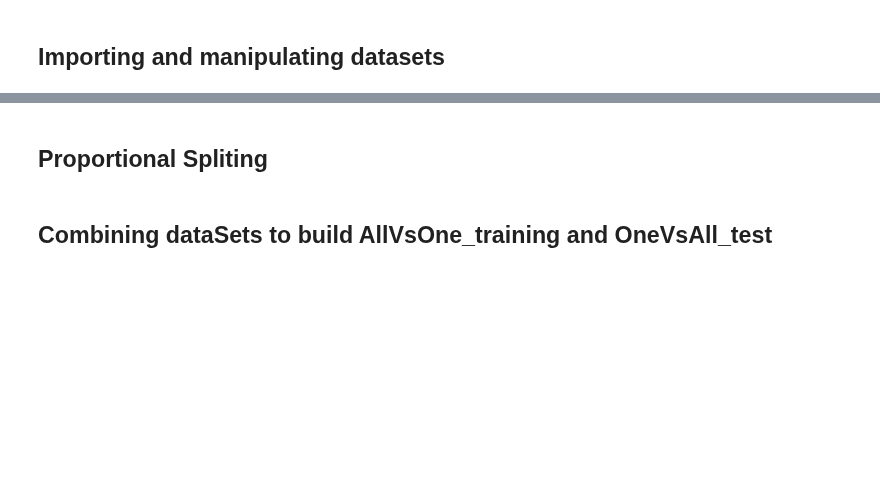
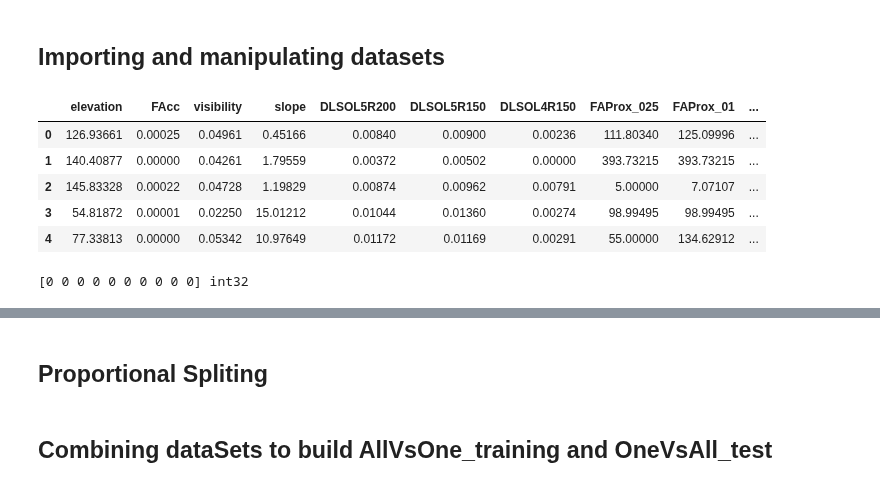
Before and after one commit to Abdielfer/FloodProbabRNCanAbd, a Jupyter notebook: main.ipynb, the cells around one changed output, grey strips where cells are left out. Drawn from its saved outputs; the diff is of its cells as text; code cells hidden in the pictures; blank space fills up the shorter version.

Commit message:
All training done for MLPBinary

```diff
--- a/main.ipynb
+++ b/main.ipynb
@@ -126,7 +127,22 @@ prediction.to_csv(('outputs/'+ 'MLP_basin1Light_firstResult_HL280.csv'),index=No
 sklearn.metrics.get_scorer_names()
 # %%
 ### Import DataSet
-readSetPath = 'datasets/dataset4MLP/'
-importName = 'MLP_basin2_CleanDataSet_VsAll_Test.csv'
+readSetPath = 'datasets/datasets4MLP/'
+importName = 'MLP_basin5_Test.csv'
 saveDatasetPath = 'datasets/datasets4MLP_Binary/'
 basinDataSet = pd.read_csv((readSetPath+importName), index_col = None)
+
+basinDataSet = ms.makeBinary(basinDataSet,'percentage',0,1)
+
+exportName = 'MLPBinary_basin5_Test.csv'
+basinDataSet.to_csv((saveDatasetPath+exportName), index=None)
+
+basinDataSet.describe()
+basinDataSet.head()
+# %% [output]
+|  | elevation | FAcc | visibility | slope | DLSOL5R200 | DLSOL5R150 | DLSOL4R150 | FAProx_025 | FAProx_01 | ... |
+| 0 | 126.93661 | 0.00025 | 0.04961 | 0.45166 | 0.00840 | 0.00900 | 0.00236 | 111.80340 | 125.09996 | ... |
+| 1 | 140.40877 | 0.00000 | 0.04261 | 1.79559 | 0.00372 | 0.00502 | 0.00000 | 393.73215 | 393.73215 | ... |
+| 2 | 145.83328 | 0.00022 | 0.04728 | 1.19829 | 0.00874 | 0.00962 | 0.00791 | 5.00000 | 7.07107 | ... |
+| 3 | 54.81872 | 0.00001 | 0.02250 | 15.01212 | 0.01044 | 0.01360 | 0.00274 | 98.99495 | 98.99495 | ... |
+| 4 | 77.33813 | 0.00000 | 0.05342 | 10.97649 | 0.01172 | 0.01169 | 0.00291 | 55.00000 | 134.62912 | ... |
@@ -132,0 +153,7 @@ basinDataSet = pd.read_csv((readSetPath+importName), index_col = None)
+# %%
+## Transform a column datatype
+repalcer  = basinDataSet['percentage'].to_numpy().astype('int32')
+print(repalcer[0:10],repalcer.dtype)
+basinDataSet.loc[:,'percentage'] = repalcer
+# %% [output]
+[0 0 0 0 0 0 0 0 0 0] int32
```
Also changed, not shown: parts of 15 cells of this notebook, 29 other files.
